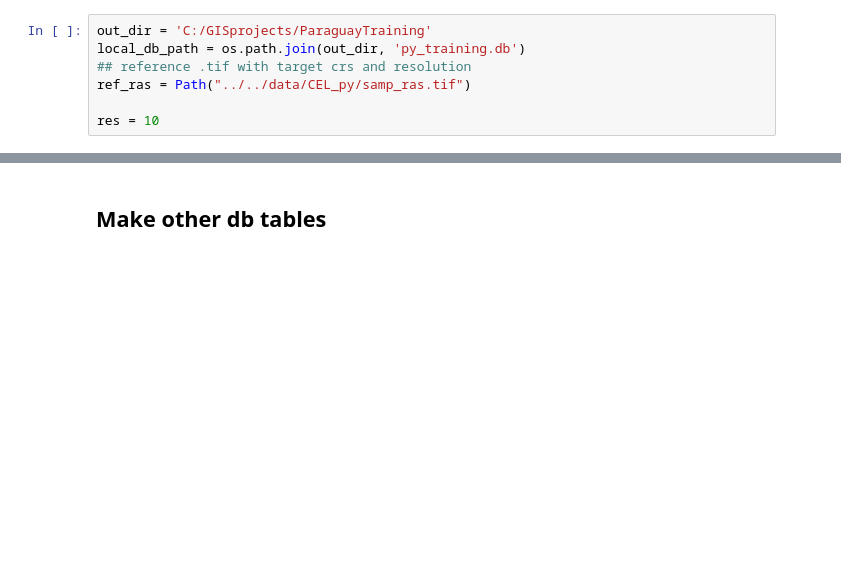
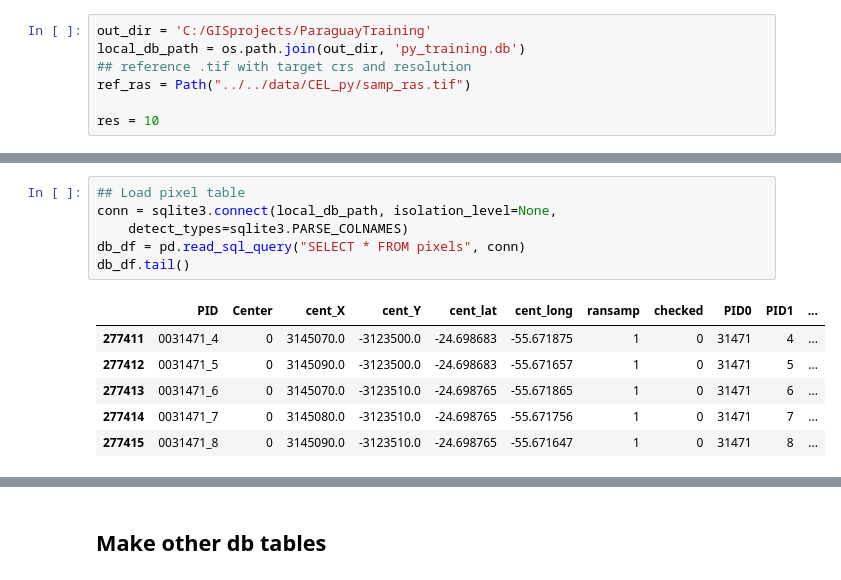
Before and after one commit to klwalker-sb/collectcube, a Jupyter notebook: notebooks/CEL_py_sample/training_sample.ipynb, the cells around one changed output, grey strips where cells are left out. Cells and saved outputs as stored; diff of their text form; blank space fills up the shorter version.

```diff
--- a/notebooks/CEL_py_sample/training_sample.ipynb
+++ b/notebooks/CEL_py_sample/training_sample.ipynb
@@ -155,0 +136,13 @@ table_check = check_table(local_db_path,'pixels')
+# %%
+## Load pixel table
+conn = sqlite3.connect(local_db_path, isolation_level=None,
+    detect_types=sqlite3.PARSE_COLNAMES)
+db_df = pd.read_sql_query("SELECT * FROM pixels", conn)
+db_df.tail()
+# %% [output]
+|  | PID | Center | cent_X | cent_Y | cent_lat | cent_long | ransamp | checked | PID0 | PID1 | ... |
+| 277411 | 0031471_4 | 0 | 3145070.0 | -3123500.0 | -24.698683 | -55.671875 | 1 | 0 | 31471 | 4 | ... |
+| 277412 | 0031471_5 | 0 | 3145090.0 | -3123500.0 | -24.698683 | -55.671657 | 1 | 0 | 31471 | 5 | ... |
+| 277413 | 0031471_6 | 0 | 3145070.0 | -3123510.0 | -24.698765 | -55.671865 | 1 | 0 | 31471 | 6 | ... |
+| 277414 | 0031471_7 | 0 | 3145080.0 | -3123510.0 | -24.698765 | -55.671756 | 1 | 0 | 31471 | 7 | ... |
+| 277415 | 0031471_8 | 0 | 3145090.0 | -3123510.0 | -24.698765 | -55.671647 | 1 | 0 | 31471 | 8 | ... |
```
Also changed, not shown: parts of 50 cells of this notebook, 2 other files.
